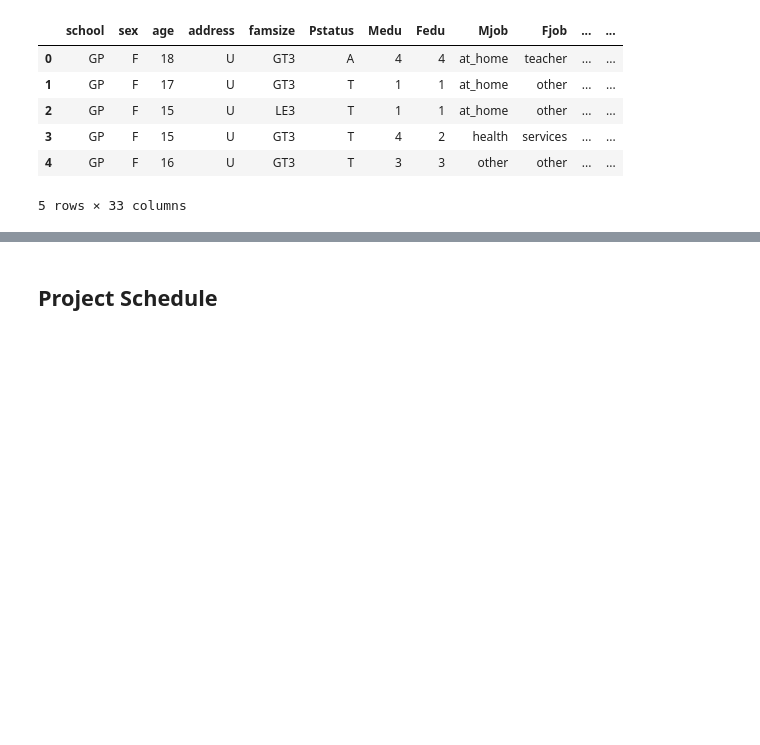
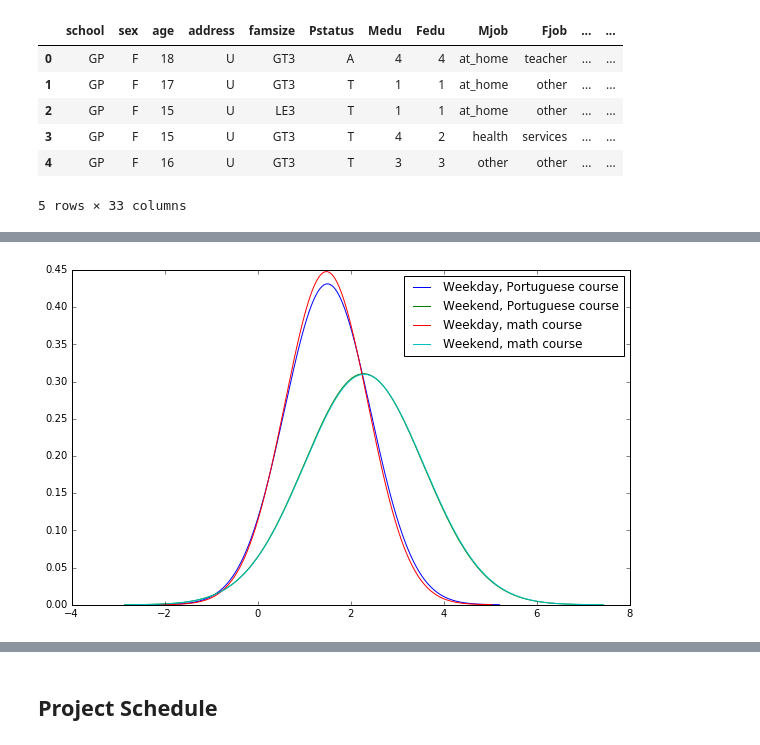
Before and after one commit to fagan2888/DataSci_Final_Project, a Jupyter notebook: Initial Proposal/Initial Proposal.ipynb, the cells around one changed output, grey strips where cells are left out. Drawn from its saved outputs; the diff is of its cells as text; code cells hidden in the pictures; blank space fills up the shorter version.

```diff
--- a/Initial Proposal/Initial Proposal.ipynb
+++ b/Initial Proposal/Initial Proposal.ipynb
@@ -84,0 +120,40 @@ Data processing will include reassigning strings with numerical values, concaten
+# %%
+import scipy
+from scipy.stats import norm
+import matplotlib.pyplot as plt
+%matplotlib inline
+plt.rcParams['figure.figsize'] = (10,6)
+# %%
+#Plot normal distributions of alcohol consumption for each course
+#Portuguese course
+mean_wd_p = portclass['Dalc'].mean()
+mean_we_p = portclass['Walc'].mean()
+std_wd_p = portclass['Dalc'].std()
+std_we_p = portclass['Walc'].std()
+#Math course
+mean_wd_m = mathclass['Dalc'].mean()
+mean_we_m = mathclass['Walc'].mean()
+std_wd_m = mathclass['Dalc'].std()
+std_we_m = mathclass['Walc'].std()
+
+x_wd_p = scipy.arange(mean_wd_p-4*std_wd_p,mean_wd_p+4*std_wd_p,0.001)
+dist_wd_p = norm.pdf(x_wd_p, loc=mean_wd_p, scale=std_wd_p)
+plt.plot(x_wd_p,dist_wd_p,label='Weekday, Portuguese course')
+
+x_we_p = scipy.arange(mean_we_p-4*std_we_p,mean_we_p+4*std_we_p,0.001)
+dist_we_p = norm.pdf(x_we_p, loc=mean_we_p, scale=std_we_p)
+plt.plot(x_we_p,dist_we_p,label='Weekend, Portuguese course')
+
+x_wd_m = scipy.arange(mean_wd_m-4*std_wd_m,mean_wd_m+4*std_wd_m,0.001)
+dist_wd_m = norm.pdf(x_wd_m, loc=mean_wd_m, scale=std_wd_m)
+plt.plot(x_wd_m,dist_wd_m,label='Weekday, math course')
+
+x_we_m = scipy.arange(mean_we_m-4*std_we_m,mean_we_m+4*std_we_m,0.001)
+dist_we_m = norm.pdf(x_we_m, loc=mean_we_m, scale=std_we_m)
+plt.plot(x_we_m,dist_we_m,label='Weekend, math course')
+
+plt.legend(loc='best')
+plt.show()
+#SOURCE: https://github.com/datascience-course/2016-datascience-labs/tree/master/lecture3-hypothesis-testing
+# %% [output]
+[figure, added]
```
Also changed, not shown: parts of 8 cells of this notebook.
